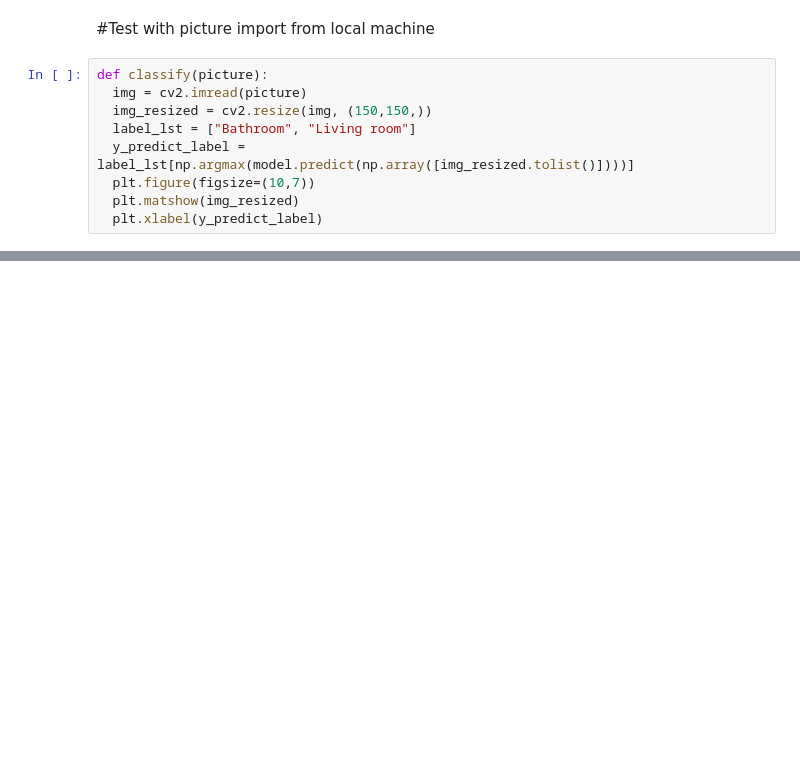
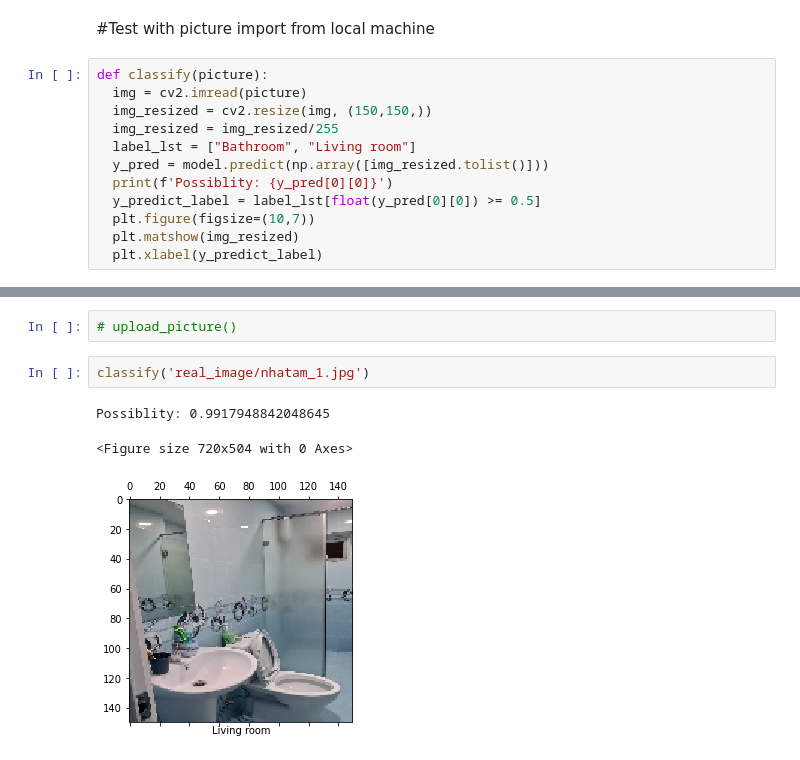
Before and after one commit to nlgkhoi/Room-Classification, a Jupyter notebook: Testing.ipynb, the cells around one changed output, grey strips where cells are left out. Saved outputs shown, nothing was run; the diff lists cells and outputs as text; blank space fills up the shorter version.

```diff
--- a/Testing.ipynb
+++ b/Testing.ipynb
@@ -124,8 +145,11 @@ classify_from_URL('https://www.lussostone.com/images/lusso-stone-vogue-large-wal
 def classify(picture):
   img = cv2.imread(picture)
   img_resized = cv2.resize(img, (150,150,))
+  img_resized = img_resized/255
   label_lst = ["Bathroom", "Living room"]
-  y_predict_label = label_lst[np.argmax(model.predict(np.array([img_resized.tolist()])))]
+  y_pred = model.predict(np.array([img_resized.tolist()]))
+  print(f'Possiblity: {y_pred[0][0]}')
+  y_predict_label = label_lst[float(y_pred[0][0]) >= 0.5]
   plt.figure(figsize=(10,7))
   plt.matshow(img_resized)
   plt.xlabel(y_predict_label)
@@ -156,0 +163,8 @@ Saving phongkhach_3.jpg to phongkhach_3.jpg
+# %%
+# upload_picture()
+# %%
+classify('real_image/nhatam_1.jpg')
+# %% [output]
+Possiblity: 0.9917948842048645
+<Figure size 720x504 with 0 Axes>
+[figure, added]
```
Also changed, not shown: parts of 25 cells of this notebook, 1 other file.
